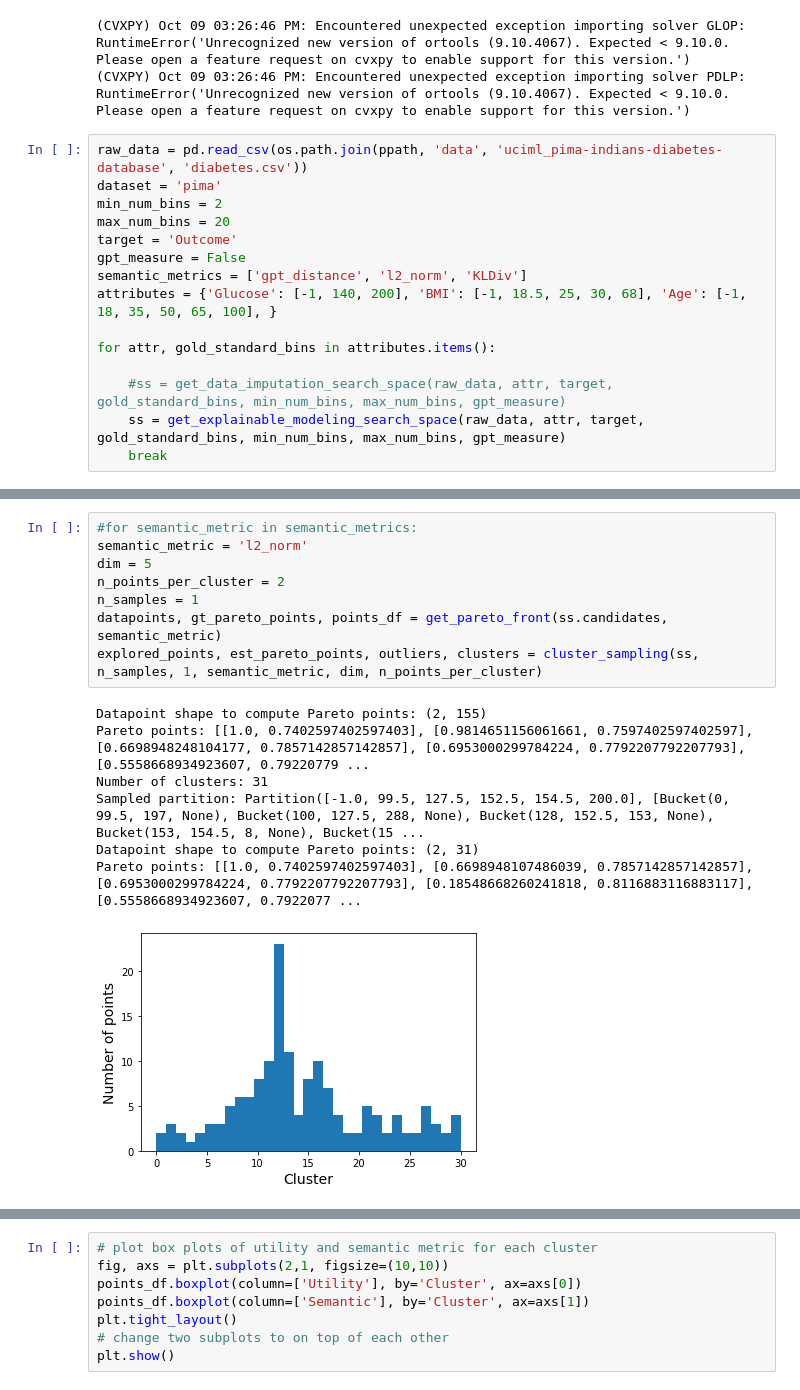
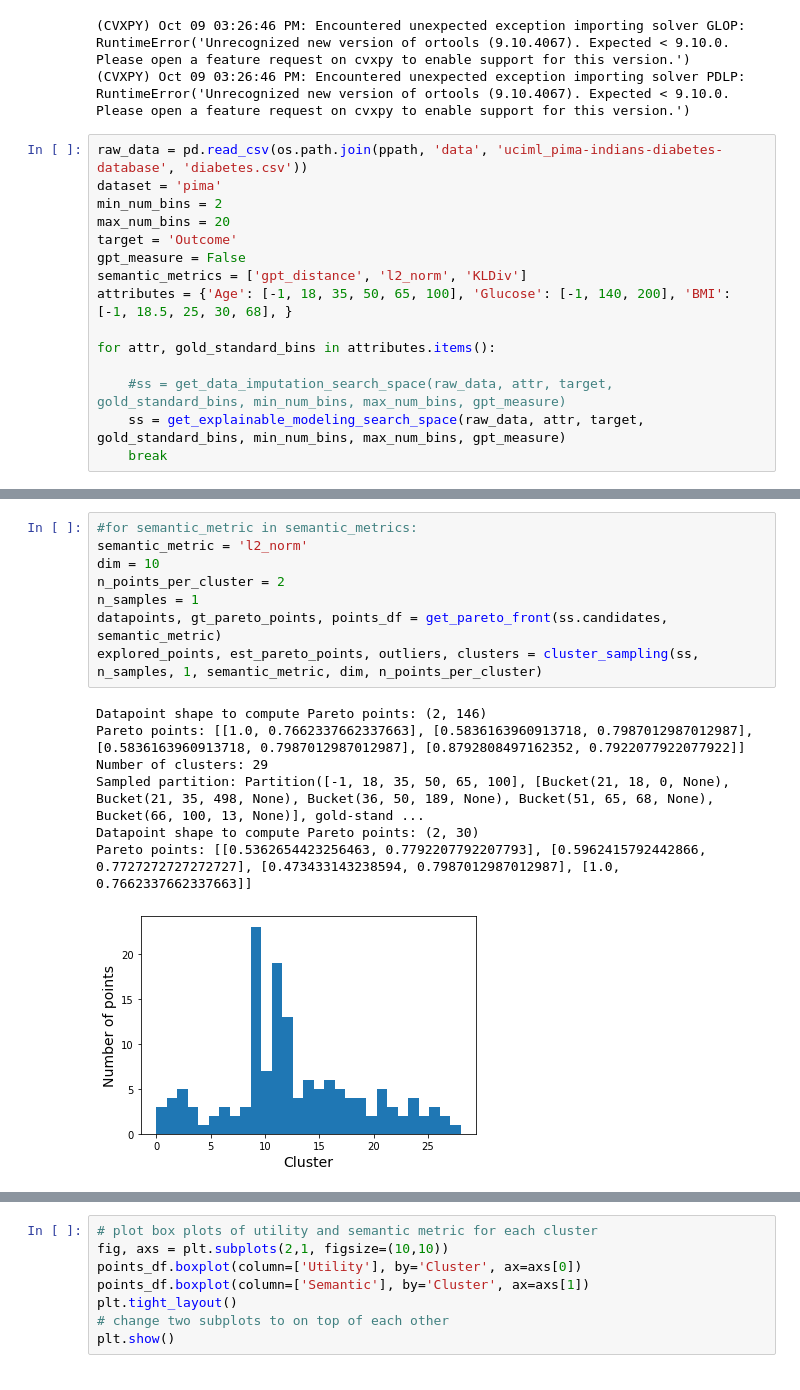
Before and after one commit to ey-l/explainable-discretization, a Jupyter notebook: notebooks/pca-explore.ipynb, the cells around one changed output, grey strips where cells are left out. Saved outputs shown, nothing was run; the diff lists cells and outputs as text.

Commit message:
fix bucket

```diff
--- a/notebooks/pca-explore.ipynb
+++ b/notebooks/pca-explore.ipynb
@@ -43,7 +43,7 @@ max_num_bins = 20
 target = 'Outcome'
 gpt_measure = False
 semantic_metrics = ['gpt_distance', 'l2_norm', 'KLDiv']
-attributes = {'Glucose': [-1, 140, 200], 'BMI': [-1, 18.5, 25, 30, 68], 'Age': [-1, 18, 35, 50, 65, 100], }
+attributes = {'Age': [-1, 18, 35, 50, 65, 100], 'Glucose': [-1, 140, 200], 'BMI': [-1, 18.5, 25, 30, 68], }
 
 for attr, gold_standard_bins in attributes.items():
 
@@ -174,19 +175,19 @@ def cluster_sampling(search_space, num_samples:int=2, frac_outlier_samples=0.5,
 # %%
 #for semantic_metric in semantic_metrics:
 semantic_metric = 'l2_norm'
-dim = 5
+dim = 10
 n_points_per_cluster = 2
 n_samples = 1
 datapoints, gt_pareto_points, points_df = get_pareto_front(ss.candidates, semantic_metric)
 explored_points, est_pareto_points, outliers, clusters = cluster_sampling(ss, n_samples, 1, semantic_metric, dim, n_points_per_cluster)
 # %% [output]
-Datapoint shape to compute Pareto points: (2, 155)
-Pareto points: [[1.0, 0.7402597402597403], [0.9814651156061661, 0.7597402597402597], [0.6698948248104177, 0.7857142857142857], [0.6953000299784224, 0.7792207792207793], [0.5558668934923607, 0.79220779 ...
-Number of clusters: 31
-Sampled partition: Partition([-1.0, 99.5, 127.5, 152.5, 154.5, 200.0], [Bucket(0, 99.5, 197, None), Bucket(100, 127.5, 288, None), Bucket(128, 152.5, 153, None), Bucket(153, 154.5, 8, None), Bucket(15 ...
-Datapoint shape to compute Pareto points: (2, 31)
-Pareto points: [[1.0, 0.7402597402597403], [0.6698948107486039, 0.7857142857142857], [0.6953000299784224, 0.7792207792207793], [0.18548668260241818, 0.8116883116883117], [0.5558668934923607, 0.7922077 ...
+Datapoint shape to compute Pareto points: (2, 146)
+Pareto points: [[1.0, 0.7662337662337663], [0.5836163960913718, 0.7987012987012987], [0.5836163960913718, 0.7987012987012987], [0.8792808497162352, 0.7922077922077922]]
+Number of clusters: 29
+Sampled partition: Partition([-1, 18, 35, 50, 65, 100], [Bucket(21, 18, 0, None), Bucket(21, 35, 498, None), Bucket(36, 50, 189, None), Bucket(51, 65, 68, None), Bucket(66, 100, 13, None)], gold-stand ...
+Datapoint shape to compute Pareto points: (2, 30)
+Pareto points: [[0.5362654423256463, 0.7792207792207793], [0.5962415792442866, 0.7727272727272727], [0.473433143238594, 0.7987012987012987], [1.0, 0.7662337662337663]]
-[figure, old version]
+[figure, new version]
 # %%
 points_df['Cluster'] = clusters
 # for each cluster, calculate the count of each cluster, and mean and std of utility and semantic metric
```
Also changed, not shown: parts of 8 cells of this notebook, 3 other files.
